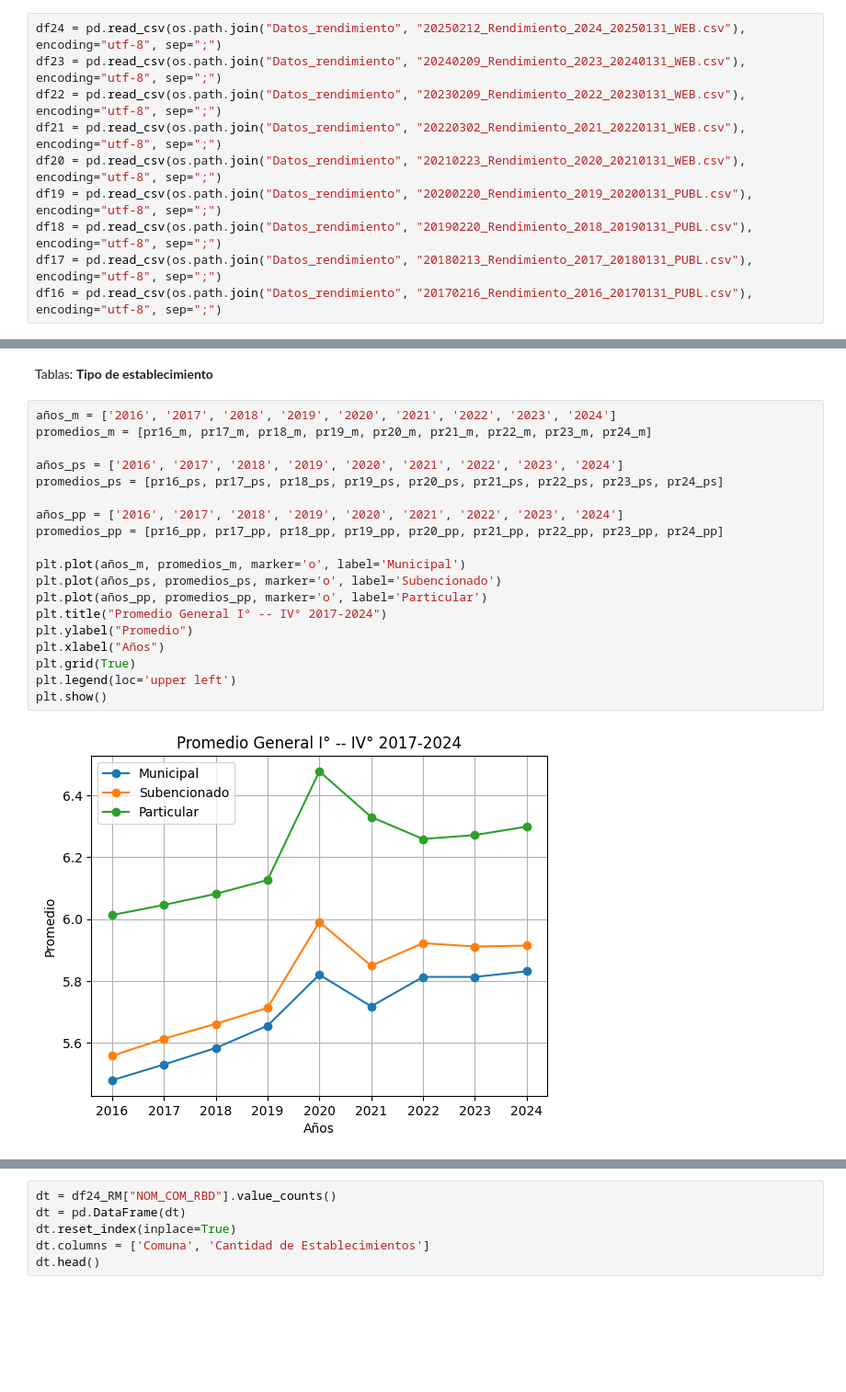
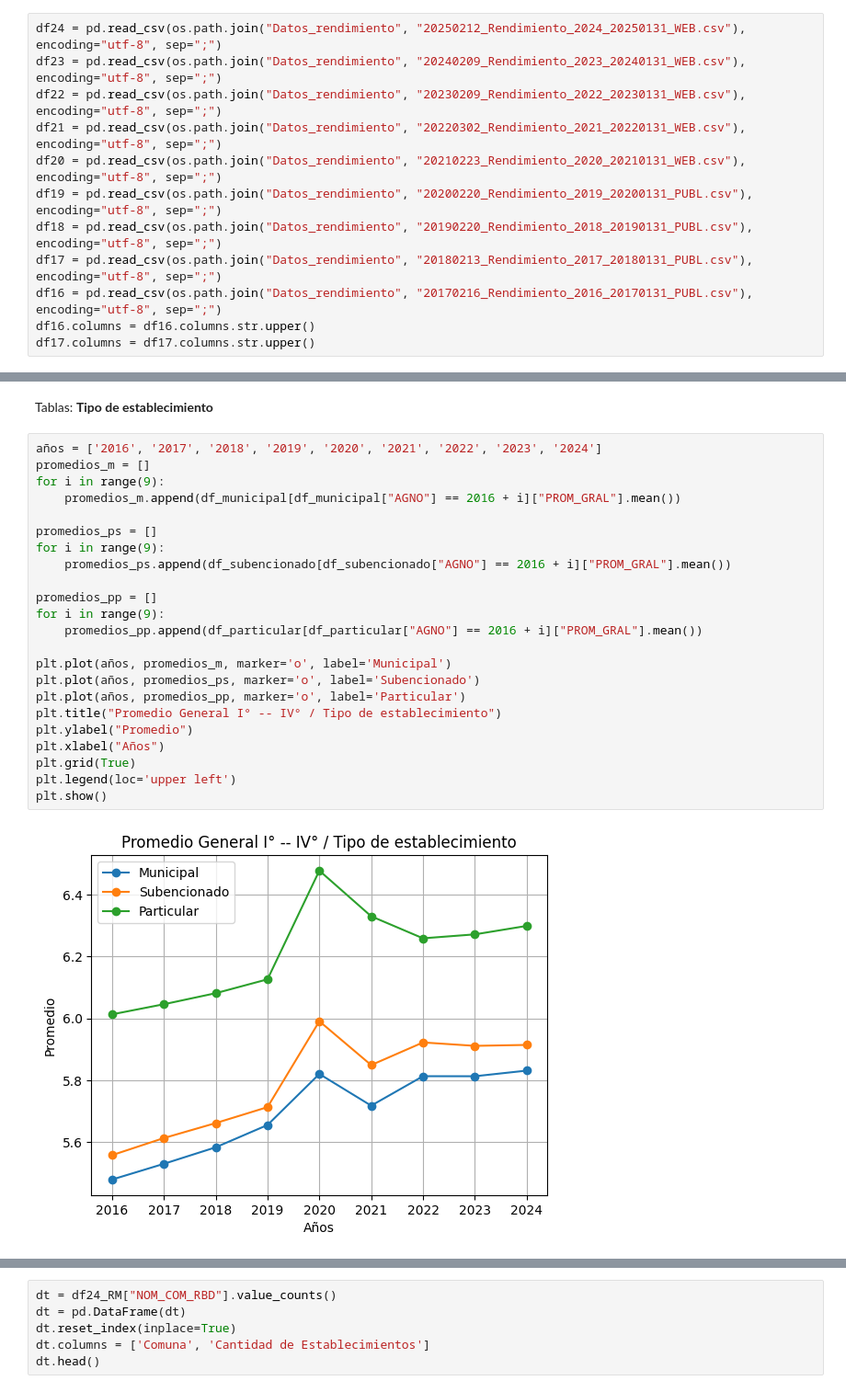
Before and after one commit to cony45678/Proyecto-Semestral-IMT2200, a Jupyter notebook: proyecto/notebook_rendimiento.ipynb, the cells around one changed output, grey strips where cells are left out. Shown: that part at 92% size. Drawn from its saved outputs; the diff is of its cells as text; blank space fills up the shorter version.

```diff
--- a/proyecto/notebook_rendimiento.ipynb
+++ b/proyecto/notebook_rendimiento.ipynb
@@ -30,6 +30,8 @@ df19 = pd.read_csv(os.path.join("Datos_rendimiento", "20200220_Rendimiento_2019_
 df18 = pd.read_csv(os.path.join("Datos_rendimiento", "20190220_Rendimiento_2018_20190131_PUBL.csv"), encoding="utf-8", sep=";")
 df17 = pd.read_csv(os.path.join("Datos_rendimiento", "20180213_Rendimiento_2017_20180131_PUBL.csv"), encoding="utf-8", sep=";")
 df16 = pd.read_csv(os.path.join("Datos_rendimiento", "20170216_Rendimiento_2016_20170131_PUBL.csv"), encoding="utf-8", sep=";")
+df16.columns = df16.columns.str.upper()
+df17.columns = df17.columns.str.upper()
 # %% [markdown]
 **Limpieza y filtrado de datos**
 # %%
@@ -268,23 +108,27 @@ plt.show()
 # %% [markdown]
 Tablas: __Tipo de establecimiento__
 # %%
-años_m = ['2016', '2017', '2018', '2019', '2020', '2021', '2022', '2023', '2024']
-promedios_m = [pr16_m, pr17_m, pr18_m, pr19_m, pr20_m, pr21_m, pr22_m, pr23_m, pr24_m]
+años = ['2016', '2017', '2018', '2019', '2020', '2021', '2022', '2023', '2024']
+promedios_m = []
+for i in range(9):
+    promedios_m.append(df_municipal[df_municipal["AGNO"] == 2016 + i]["PROM_GRAL"].mean())
 
-años_ps = ['2016', '2017', '2018', '2019', '2020', '2021', '2022', '2023', '2024']
-promedios_ps = [pr16_ps, pr17_ps, pr18_ps, pr19_ps, pr20_ps, pr21_ps, pr22_ps, pr23_ps, pr24_ps]
+promedios_ps = []
+for i in range(9):
+    promedios_ps.append(df_subencionado[df_subencionado["AGNO"] == 2016 + i]["PROM_GRAL"].mean())
 
-años_pp = ['2016', '2017', '2018', '2019', '2020', '2021', '2022', '2023', '2024']
-promedios_pp = [pr16_pp, pr17_pp, pr18_pp, pr19_pp, pr20_pp, pr21_pp, pr22_pp, pr23_pp, pr24_pp]
+promedios_pp = []
+for i in range(9):
+    promedios_pp.append(df_particular[df_particular["AGNO"] == 2016 + i]["PROM_GRAL"].mean())
 
-plt.plot(años_m, promedios_m, marker='o', label='Municipal')
-plt.plot(años_ps, promedios_ps, marker='o', label='Subencionado')
-plt.plot(años_pp, promedios_pp, marker='o', label='Particular')
-plt.title("Promedio General I° -- IV° 2017-2024")
+plt.plot(años, promedios_m, marker='o', label='Municipal')
+plt.plot(años, promedios_ps, marker='o', label='Subencionado')
+plt.plot(años, promedios_pp, marker='o', label='Particular')
+plt.title("Promedio General I° -- IV° / Tipo de establecimiento")
 plt.ylabel("Promedio")
 plt.xlabel("Años")
 plt.grid(True)
 plt.legend(loc='upper left')
 plt.show()
 # %% [output]
-[figure, old version]
+[figure, new version]
```
Also changed, not shown: parts of 9 cells of this notebook.
